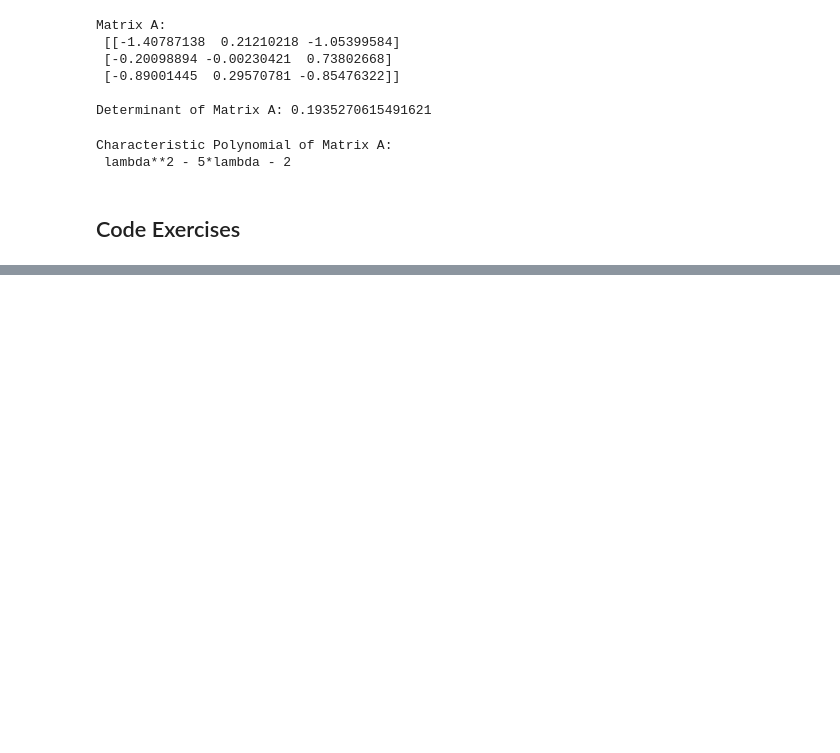
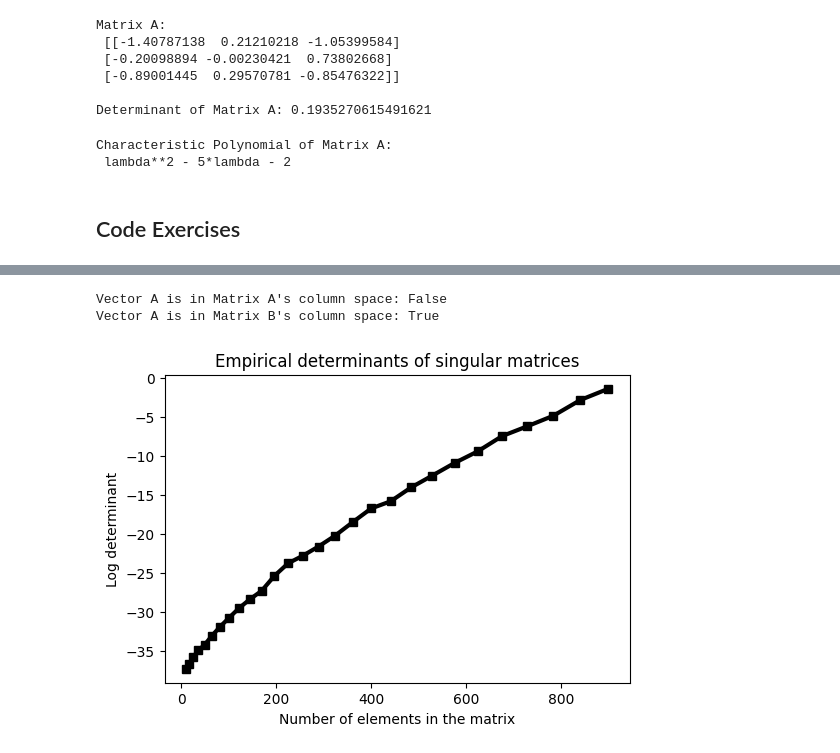
Before and after one commit to MiesnerJacob/practical-linear-algebra-for-data-science, a Jupyter notebook: 06-matrices-pt2.ipynb, the cells around one changed output, grey strips where cells are left out. Drawn from its saved outputs; the diff is of its cells as text; code cells hidden in the pictures; blank space fills up the shorter version.

```diff
--- a/06-matrices-pt2.ipynb
+++ b/06-matrices-pt2.ipynb
@@ -408,0 +673,55 @@ Characteristic Polynomial of Matrix A:
+# %%
+# Exercise 6-9 (Check if vector is in the column space of a matrix)
+
+matrix_a = np.random.randn(4,3)
+matrix_b = np.random.randn(4,4)
+vector_a = np.random.randn(4,1)
+
+def is_vector_matrix_column_space(matrix, vector):
+    if matrix.shape[0] != vector.shape[0]:
+        raise Exception('Size mismatch, matrix and vector must have the same column dimensionality.')
+
+    matrix_rank = np.linalg.matrix_rank(matrix)
+    matrix_vector_combo_rank = np.linalg.matrix_rank(np.hstack((matrix, vector)))
+
+    # If these ranks are the same then the vector is in the matrix column space
+    return matrix_rank == matrix_vector_combo_rank
+
+print("Vector A is in Matrix A's column space:", is_vector_matrix_column_space(matrix_a, vector_a))
+print("Vector A is in Matrix B's column space:", is_vector_matrix_column_space(matrix_b, vector_a))
+# %% [output]
+Vector A is in Matrix A's column space: False
+Vector A is in Matrix B's column space: True
+# %%
+# Exercise 6-10 (Proving the determinant of a rank-reduced matrix is equal to zero)
+
+
+matrix_sizes = np.arange(3,31)
+iterations = 100
+
+# initialize
+determinants_results = np.zeros((len(matrix_sizes), iterations))
+
+# loop over matrix sizes
+for ni in range(len(matrix_sizes)):
+  for i in range(iterations):
+
+    # Create random matrix
+    matrix_a = np.random.randn(matrix_sizes[ni], matrix_sizes[ni])
+
+    # Swap elements in first and second columns
+    matrix_a[:,0] = matrix_a[:,1]
+
+    # Calculate matrix determinant
+    determinants_results[ni,i] = np.abs(np.linalg.det(matrix_a))
+
+
+# plotting
+plt.figure(figsize=(6,4))
+plt.plot(matrix_sizes**2,np.log(np.mean(determinants_results, axis=1)),'ks-',linewidth=3)
+plt.xlabel('Number of elements in the matrix')
+plt.ylabel('Log determinant')
+plt.title('Empirical determinants of singular matrices')
+plt.show()
+# %% [output]
+[figure, added]
```
Also changed, not shown: parts of 18 cells of this notebook.
